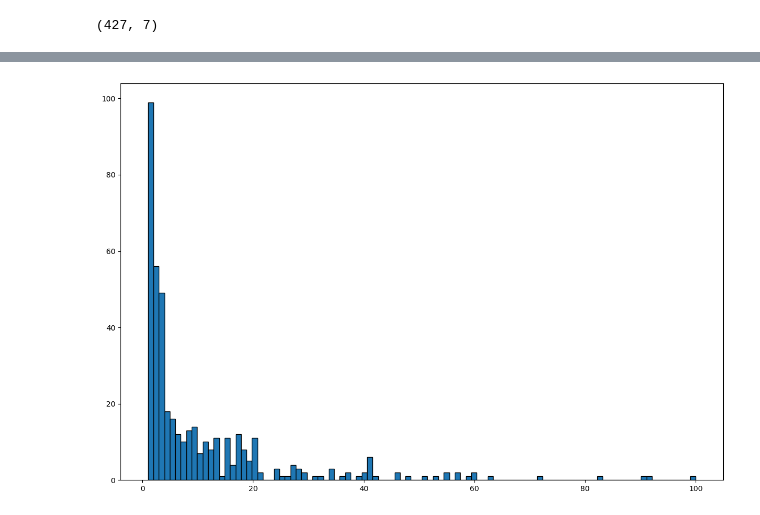
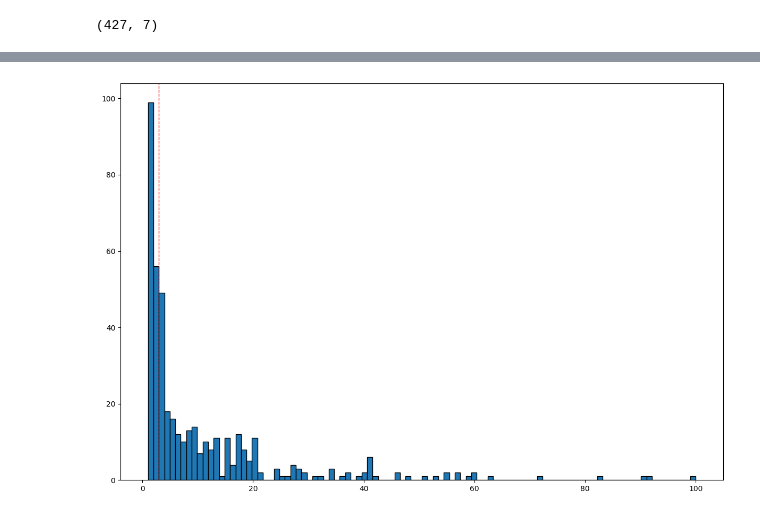
Before and after one commit to Vektor79/Zadania, a Jupyter notebook: 05_Wykresy/Materiały_na_zjazd/02_Wykresy/05_Dodatkowe elementy na wykresie/1_Wrocławskie rowery miejskie.ipynb, the cells around one changed output, grey strips where cells are left out. Saved outputs shown, nothing was run; the diff lists cells and outputs as text; code cells hidden in the pictures.

```diff
--- a/05_Wykresy/Materiały_na_zjazd/02_Wykresy/05_Dodatkowe elementy na wykresie/1_Wrocławskie rowery miejskie.ipynb
+++ b/05_Wykresy/Materiały_na_zjazd/02_Wykresy/05_Dodatkowe elementy na wykresie/1_Wrocławskie rowery miejskie.ipynb
@@ -158,15 +158,17 @@ df_custom[df_custom["Czas trwania"] > 100]
 # %%
 # bins - koszyczki, 100 bo jeden słupek ma być jedną minutą
 fig, ax = plt.subplots(figsize=(12, 8))
 
 ax.hist(df_custom["Czas trwania"], bins=100, edgecolor="black")
 
+# pionowa czyli wertical, x to 3 - bo od 3 minut, linewidth to szerokość tej linii
+ax.axvline(3, color="red", linestyle="--", linewidth=1)
 
 
 
 
 
 plt.tight_layout()
 plt.show()
 # %% [output]
-[figure, old version]
+[figure, new version]
```
